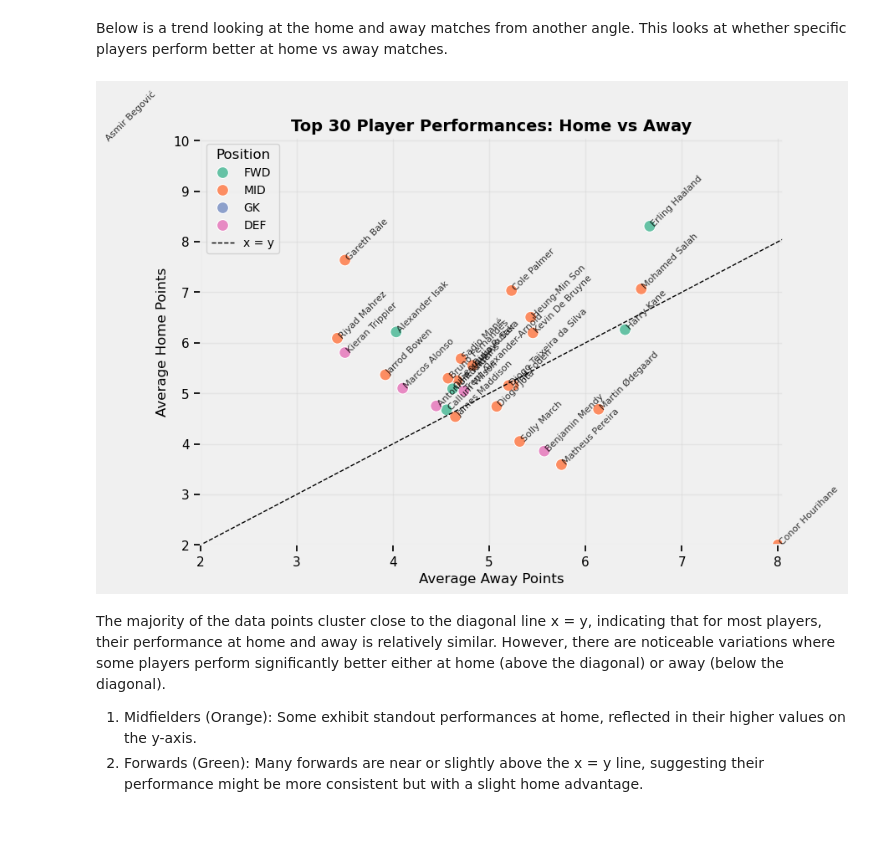
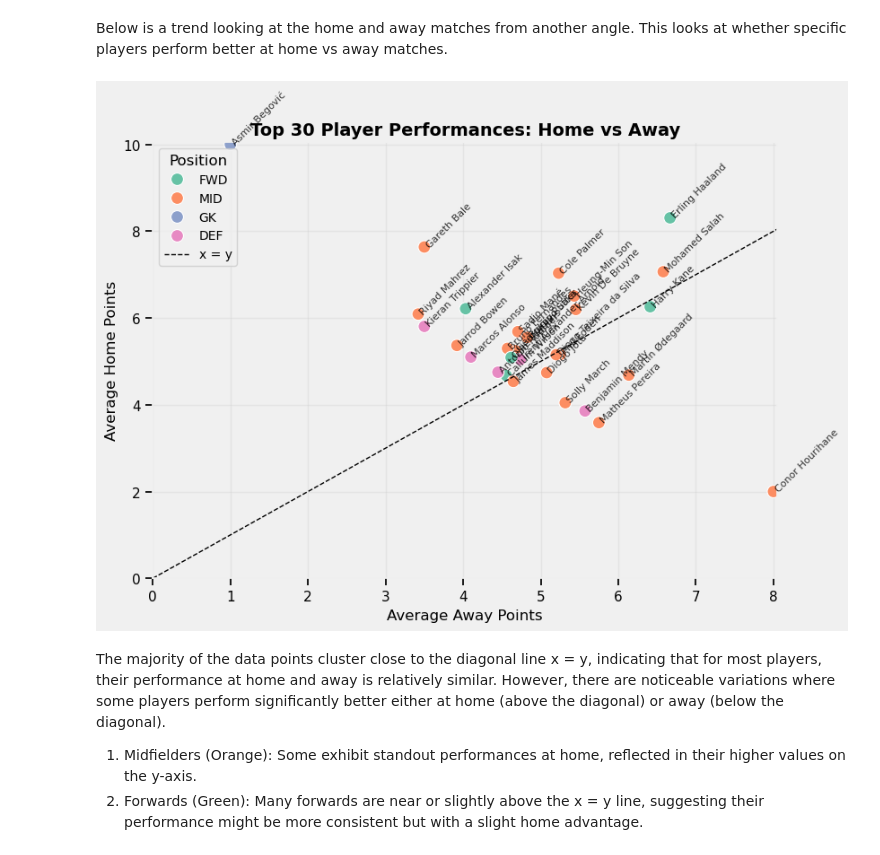
Before and after one commit to MahaFakhroo/D.R.E.A.M., a Jupyter notebook: Python Scripts/EDA_Visuals.ipynb, the cells around one changed output. Cells and saved outputs as stored; diff of their text form; code cells hidden in the pictures; blank space fills up the shorter version.

```diff
--- a/Python Scripts/EDA_Visuals.ipynb
+++ b/Python Scripts/EDA_Visuals.ipynb
@@ -1350,36 +1334,36 @@ sns.scatterplot(
     palette="Set2"
 )
 
 # Add a reference line for x = y
 max_value = top30_players[['Away Points', 'Home Points']].max().max()
 plt.plot(
     [0, max_value],
     [0, max_value],
     'k--', linewidth=1, label="x = y"
 )
 
 # Annotate players' names
 for _, row in top30_players.iterrows():
     plt.text(
         row['Away Points'],
         row['Home Points'],
         row['name'],
         fontsize=8,
         alpha=0.8,
         rotation=45
     )
 
 # Add plot enhancements
 plt.title("Top 30 Player Performances: Home vs Away", fontsize=14, fontweight='bold')
 plt.xlabel("Average Away Points", fontsize=12)
 plt.ylabel("Average Home Points", fontsize=12)
 plt.grid(alpha=0.3)
-plt.xlim(2, top30_players['Away Points'].max() + 0.05)
-plt.ylim(2, top30_players['Home Points'].max() + 0.05)
+plt.xlim(0, top30_players['Away Points'].max() + 0.05)
+plt.ylim(0, top30_players['Home Points'].max() + 0.05)
 plt.legend(title="Position", fontsize=10)
 plt.show()
 # %% [output]
-[figure, old version]
+[figure, new version]
 # %% [markdown]
 The majority of the data points cluster close to the diagonal line x = y, indicating that for most players, their performance at home and away is relatively similar. However, there are noticeable variations where some players perform significantly better either at home (above the diagonal) or away (below the diagonal).
 1. Midfielders (Orange): Some exhibit standout performances at home, reflected in their higher values on the y-axis.
```
Also changed, not shown: parts of 13 cells of this notebook.
